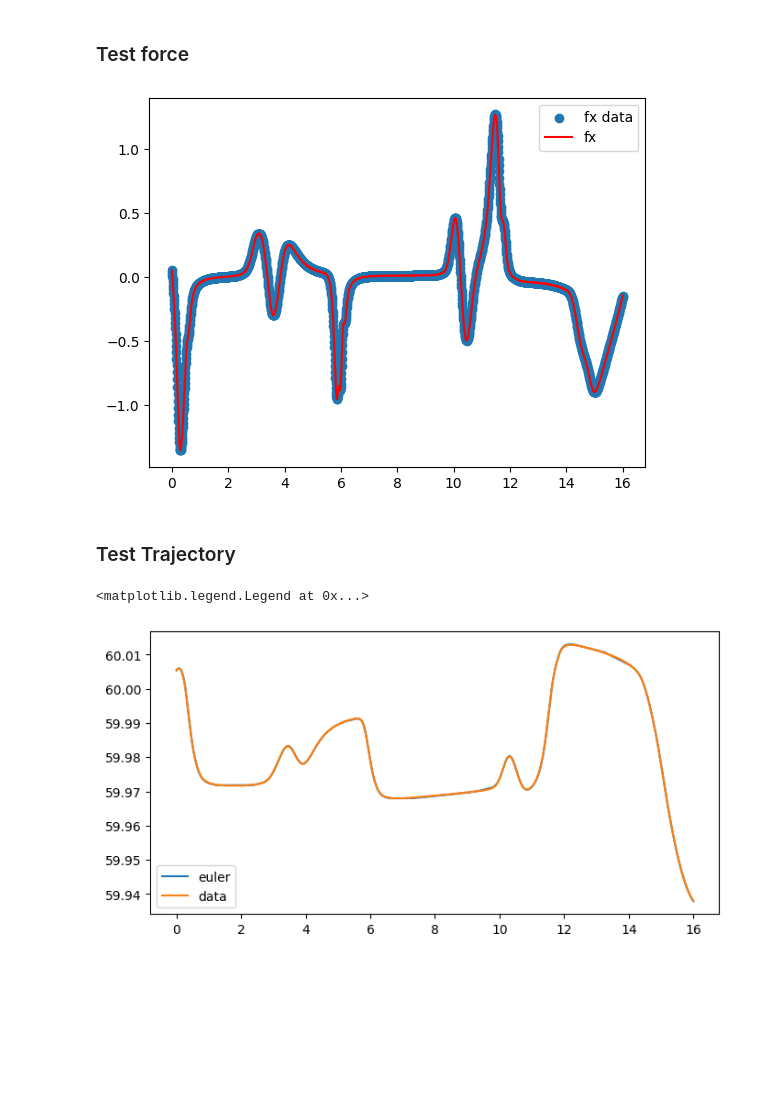
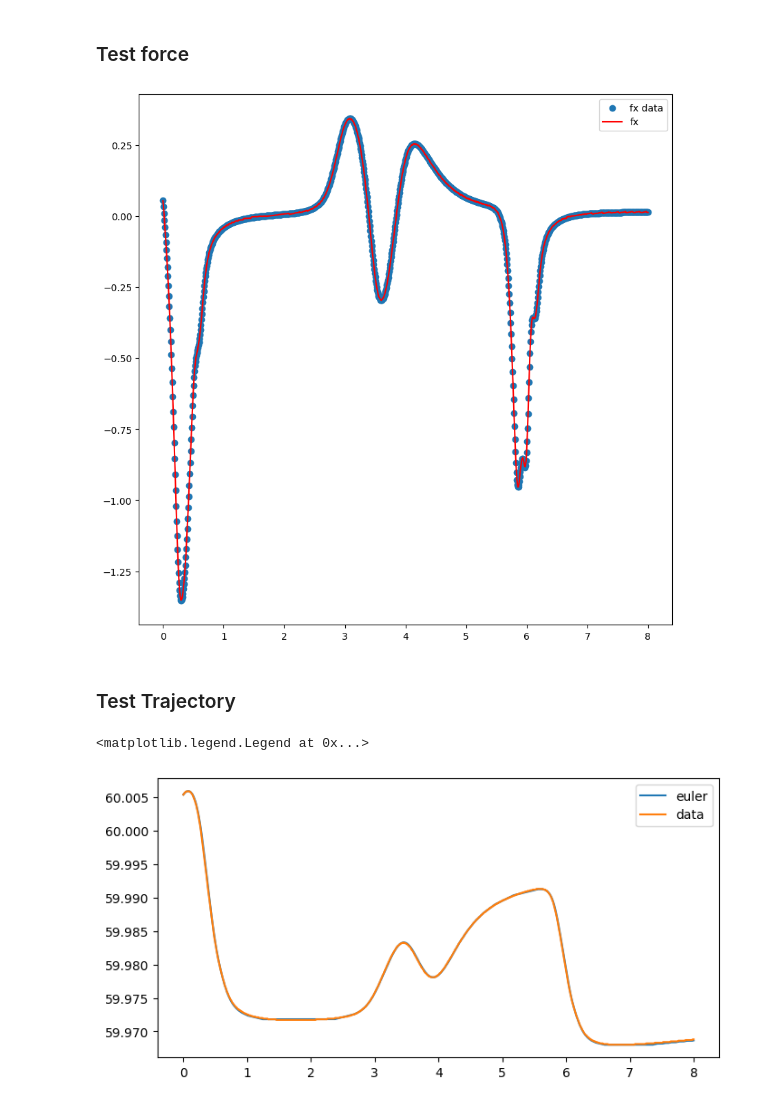
Before and after one commit to LukasBremer/adoptODE_smmodell, a Jupyter notebook: Spring_mass_model/test_mechanics.ipynb, the cells around one changed output. Saved outputs shown, nothing was run; the diff lists cells and outputs as text; code cells hidden in the pictures; blank space fills up the shorter version.

```diff
--- a/Spring_mass_model/test_mechanics.ipynb
+++ b/Spring_mass_model/test_mechanics.ipynb
@@ -120,7 +120,8 @@ def define_system(**kwargs_sys):
 # %%
 N,size,ls = read_config(["l_0","c_a","k_ij","k_j","k_a","m","c_damp","n_0","delta_t_m","it_m","pad"])
 l_0, c_a, k_g0, k_p0, k_a0, m0, nu0, eta0, delta_t_m, it_m, pad = ls
-l_a0,l_p0,l_g0 = l_0/2, l_0/2, l_0
+l_a0,l_p0,l_g0 = ((eta0-1/2)**2+1/2**2)**(1/2), ((eta0-1/2)**2+1/2**2)**(1/2), l_0
+
 
 real_params = {'l_a':l_a0,'l_p':l_p0,'l_g':l_g0,'c_a':c_a,'k_g':k_g0,'k_p':k_p0,'k_a':k_a0,'m':m0,'nu':nu0,'eta':eta0}
 
@@ -135,4 +136,5 @@ l_a_interp = l_a
 t_interp, l_a_interp = interpolate_scalar(l_a,t_evals,N_interp)
 
 y0 = {"x1":x_i[0,0],'x2':x_i[0,1],'y1':(x_i[1,0]-x_i[0,0])/delta_t,'y2':(x_i[1,1]-x_i[0,1])/delta_t,'x_cm':x_cm[:,0,:],'x_j':x_j[:,0,:]}
+l_a0
 # %% [output]
@@ -169,24 +171,24 @@ for i in range(N):
 # %% [markdown]
 ### Test force
 # %%
-fig = plt.figure()
+fig = plt.figure(figsize=(10,10))
 #plt.plot(t_evals,f_data_eom[:,0],label='x from data, f from eom')
 plt.scatter(t_evals,f[:,0,50,50],label='fx data')
 #plt.plot(t_evals,f[:,1,50,50],label='y data')
 
 plt.plot(t_evals,f_data_eom[:,0],label='fx',color='red')
 #plt.plot(t_evals,f_data_eom[:,1],label='y')
 #plt.plot(t_list, f_x_list,label='f_list')
 
 plt.legend()
 plt.show()
 # %% [output]
-[figure, old version]
+[figure, new version]
 # %% [markdown]
 ### Test Trajectory
 # %%
 #create one plot of plot 1 and plot 2
-x_list,t_list,f_x_list = euler(y0,2000*5,real_params,x_cm_interp,x_j_interp,l_a_interp,t_interp,delta_t_m)
+x_list,t_list,f_x_list = euler(y0,N*5,real_params,x_cm_interp,x_j_interp,l_a_interp,t_interp,delta_t_m)
 plt.figure(figsize=(8,4))
 # plot 1
 plt.plot(t_list[:],x_list[:],label = 'euler')
@@ -194,4 +196,4 @@ plt.plot(t_evals[:],x_i[:,0],label = 'data')
 plt.legend()
 # %% [output]
 <matplotlib.legend.Legend at 0x...>
-[figure, old version]
+[figure, new version]
```
Also changed, not shown: parts of 12 cells of this notebook, 5 other files.
